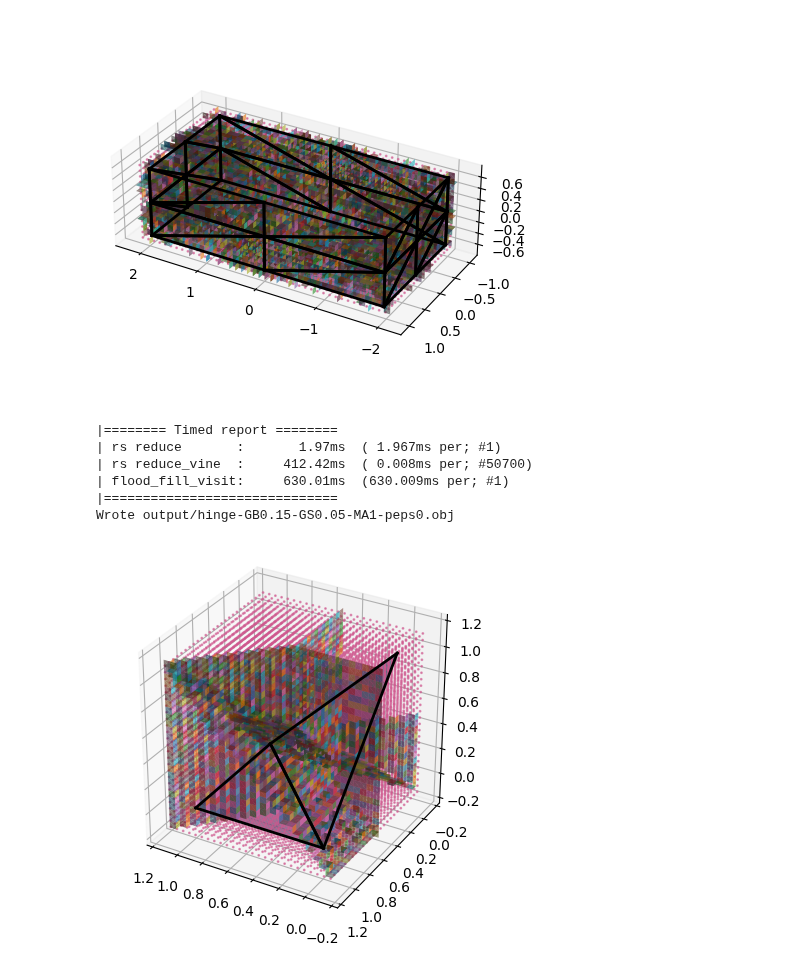
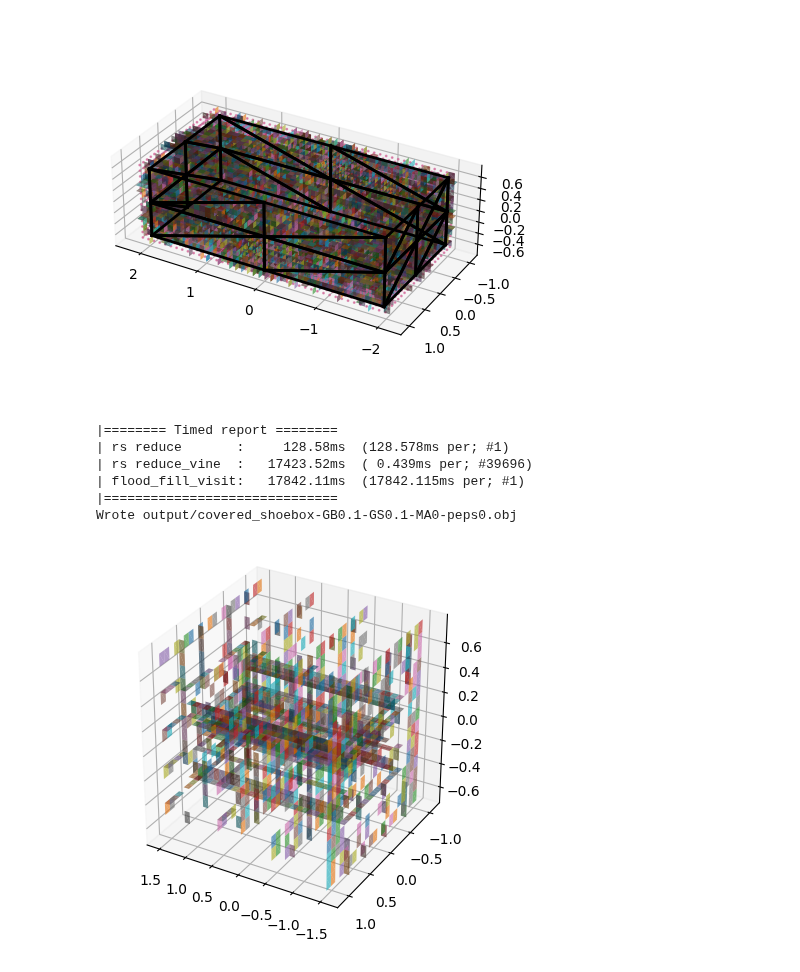
Before and after one commit to medial-ax/medial-ax, a Jupyter notebook: makethings.ipynb, the cells around one changed output. Cells and saved outputs as stored; diff of their text form; code cells hidden in the pictures.

```diff
--- a/makethings.ipynb
+++ b/makethings.ipynb
@@ -183,8 +180,7 @@ ourplot.plot_vineyard_results(our_complex, gridd, rs_faces, CameraOpt(azim=120,
 [figure]
 [figure]
 # %%
-example = ex.cube_1
-example.grid_size = 0.05
+example = ex.shoebox
 
 our_complex = inp.read_obj(example.filename)
 gridd = grid.Grid3.from_complex(our_complex, example.grid_size, buffer=example.grid_buffer)
@@ -202,43 +198,44 @@ def visit(new_cell: Tuple[int,int,int], old_cell: Tuple[int,int,int]):
   print(f'visiting {visit_count}/{n_edges} ({perf:.1f}%)\r', end='')
   if old_cell is None:
     center_point = gridd.coordinate(new_cell)
     with utils.Timed('rs reduce'):
       rs_states[new_cell] = mars.reduce_from_scratch(rs_complex, list(center_point))
   else:
     new_point = gridd.coordinate(new_cell)
     with utils.Timed('rs reduce_vine'):
       rs_old_state = rs_states[old_cell]
       (rs_new_state, swaps) = mars.vineyards_123(rs_complex, rs_old_state, list(new_point))
       rs_swaps.append((old_cell, new_cell, swaps))
       rs_states[new_cell] = rs_new_state
 
 with utils.Timed('flood_fill_visit'):
   gridd.flood_fill_visit(gridd.center_index(), visit)
 utils.Timed.report()
 
 rs_faces = []
 for (old_cell, new_cell, swaps) in rs_swaps:
-  swaps = list(filter(lambda t: t.dim == example.medial_axis, swaps.v))
-
   state_old = rs_states[old_cell]
   state_new = rs_states[new_cell]
 
-  # swaps.prune_persistence(rs_complex, state_old, state_new, 0.01)
-  # swaps.prune_euclidian(rs_complex, 8)
+  swaps = swaps.pyclone()
+  # swaps.prune_coboundary(rs_complex)
+  swaps.prune_persistence(rs_complex, state_old, state_new, 0.01)
+  swaps.prune_euclidian(rs_complex, 3 * example.grid_size)
 
+  swaps = list(filter(lambda t: t.dim == example.medial_axis, swaps.v))
   if 0 < len(swaps):
     rs_faces.append(gridd.dual_face(old_cell, new_cell))
 
-ourplot.plot_vineyard_results(our_complex, gridd, rs_faces, CameraOpt(azim=120, elev=30))
+ourplot.plot_vineyard_results(our_complex, gridd, rs_faces, CameraOpt(azim=120, elev=30), skip_cube=True, skip_grid=True)
 export_obj(example, our_complex, rs_faces)
 # %% [output]
 |======== Timed report ========
-| rs reduce       :       1.97ms  ( 1.967ms per; #1)
-| rs reduce_vine  :     412.42ms  ( 0.008ms per; #50700)
-| flood_fill_visit:     630.01ms  (630.009ms per; #1)
+| rs reduce       :     128.58ms  (128.578ms per; #1)
+| rs reduce_vine  :   17423.52ms  ( 0.439ms per; #39696)
+| flood_fill_visit:   17842.11ms  (17842.115ms per; #1)
 |==============================
-Wrote output/hinge-GB0.15-GS0.05-MA1-peps0.obj
+Wrote output/covered_shoebox-GB0.1-GS0.1-MA0-peps0.obj
-[figure, old version]
+[figure, new version]
 # %%
 rs_faces = []
 for (old_cell, new_cell, swaps) in rs_swaps:
```
Also changed, not shown: parts of 5 cells of this notebook, 2 other files.
